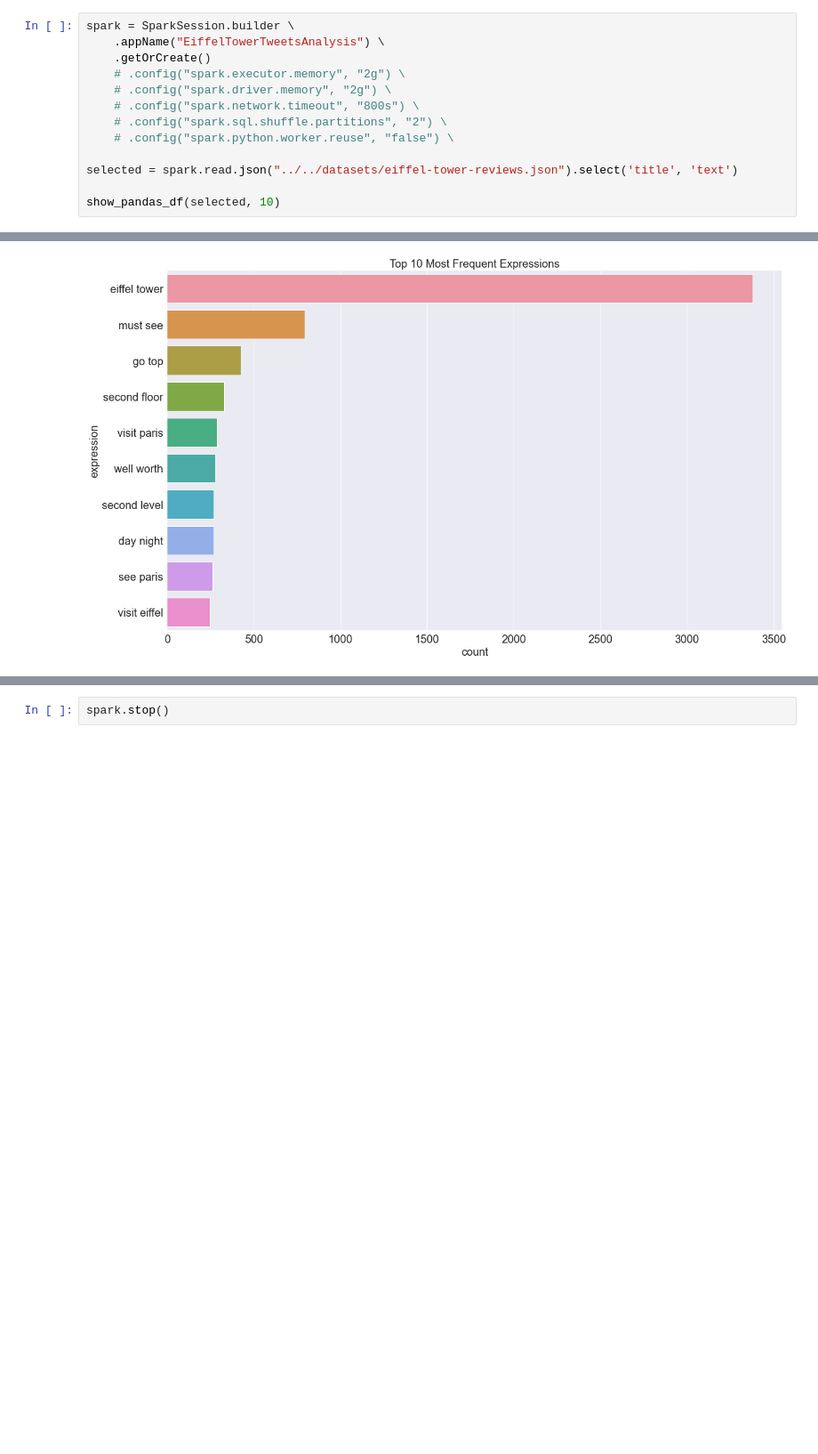
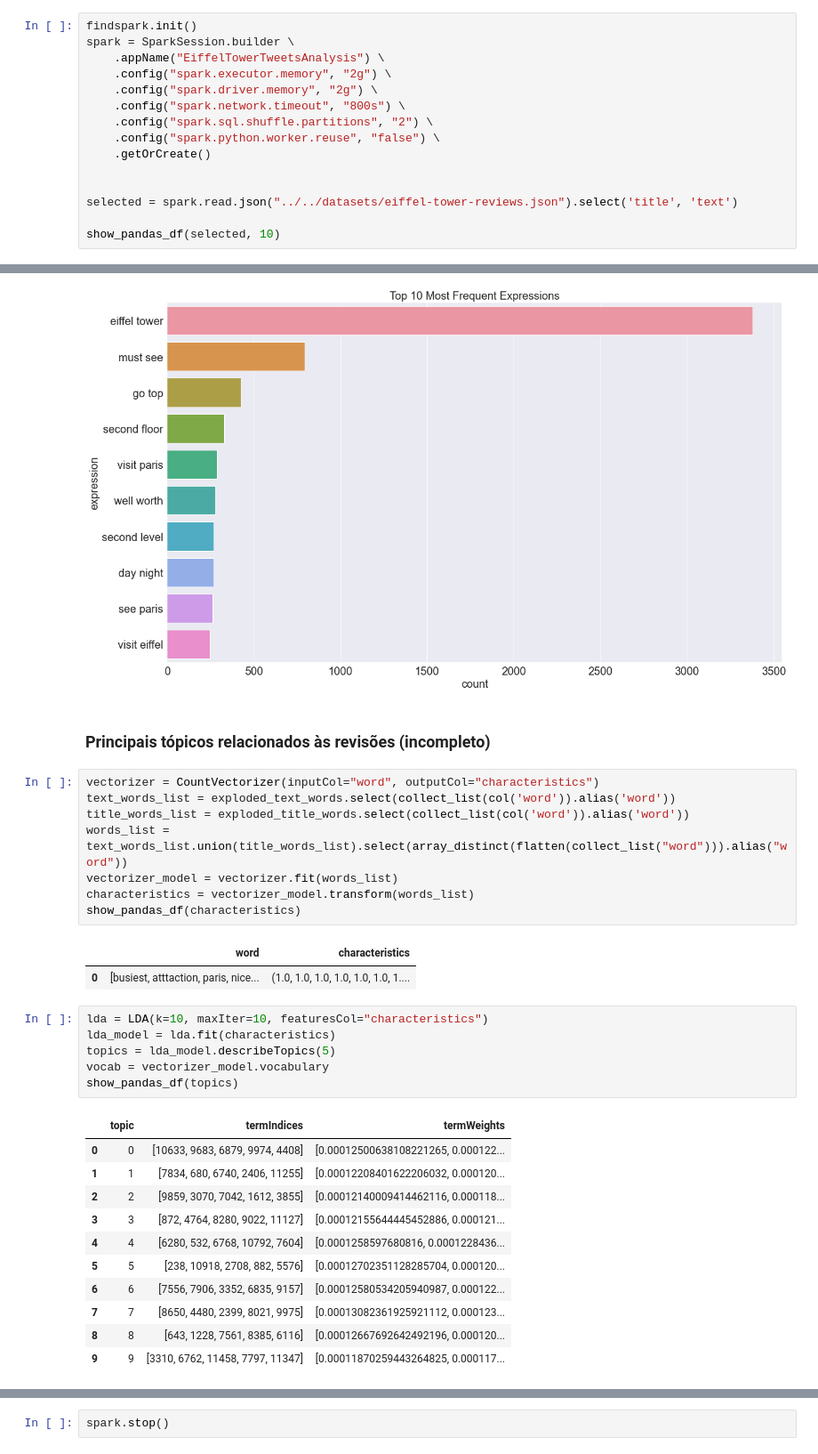
Before and after one commit to thomz2/big-data-spark, a Jupyter notebook: analysis/eiffel_tower/most_frequent_words_and_expressions.ipynb, the cells around one changed output, grey strips where cells are left out. Shown at 89% size. Cells and saved outputs as stored; diff of their text form; blank space fills up the shorter version.

```diff
--- a/analysis/eiffel_tower/most_frequent_words_and_expressions.ipynb
+++ b/analysis/eiffel_tower/most_frequent_words_and_expressions.ipynb
@@ -48,14 +55,16 @@ def show_pandas_df(spark_df, limit = None, *columns):
     else:
         return spark_df.select(*columns).limit(limit).toPandas()
 # %%
+findspark.init()
 spark = SparkSession.builder \
     .appName("EiffelTowerTweetsAnalysis") \
+    .config("spark.executor.memory", "2g") \
+    .config("spark.driver.memory", "2g") \
+    .config("spark.network.timeout", "800s") \
+    .config("spark.sql.shuffle.partitions", "2") \
+    .config("spark.python.worker.reuse", "false") \
     .getOrCreate()
-    # .config("spark.executor.memory", "2g") \
-    # .config("spark.driver.memory", "2g") \
-    # .config("spark.network.timeout", "800s") \
-    # .config("spark.sql.shuffle.partitions", "2") \
-    # .config("spark.python.worker.reuse", "false") \
+
 
 selected = spark.read.json("../../datasets/eiffel-tower-reviews.json").select('title', 'text')
 
@@ -269,3 +278,34 @@ top_expressions
 make_bar_plot("darkgrid", "viridis", (20,12), 'total_count', 'expression', top_expressions, 'Top 10 Most Frequent Expressions', 'count', 'expression', 20)
 # %% [output]
 [figure]
+# %% [markdown]
+### Principais tópicos relacionados às revisões (incompleto)
+# %%
+vectorizer = CountVectorizer(inputCol="word", outputCol="characteristics")
+text_words_list = exploded_text_words.select(collect_list(col('word')).alias('word'))
+title_words_list = exploded_title_words.select(collect_list(col('word')).alias('word'))
+words_list = text_words_list.union(title_words_list).select(array_distinct(flatten(collect_list("word"))).alias("word"))
+vectorizer_model = vectorizer.fit(words_list)
+characteristics = vectorizer_model.transform(words_list)
+show_pandas_df(characteristics)
+# %% [output]
+|  | word | characteristics |
+| 0 | [busiest, atttaction, paris, nice... | (1.0, 1.0, 1.0, 1.0, 1.0, 1.0, 1.... |
+# %%
+lda = LDA(k=10, maxIter=10, featuresCol="characteristics")
+lda_model = lda.fit(characteristics)
+topics = lda_model.describeTopics(5)
+vocab = vectorizer_model.vocabulary
+show_pandas_df(topics)
+# %% [output]
+|  | topic | termIndices | termWeights |
+| 0 | 0 | [10633, 9683, 6879, 9974, 4408] | [0.00012500638108221265, 0.000122... |
+| 1 | 1 | [7834, 680, 6740, 2406, 11255] | [0.00012208401622206032, 0.000120... |
+| 2 | 2 | [9859, 3070, 7042, 1612, 3855] | [0.00012140009414462116, 0.000118... |
+| 3 | 3 | [872, 4764, 8280, 9022, 11127] | [0.00012155644445452886, 0.000121... |
+| 4 | 4 | [6280, 532, 6768, 10792, 7604] | [0.0001258597680816, 0.0001228436... |
+| 5 | 5 | [238, 10918, 2708, 882, 5576] | [0.00012702351128285704, 0.000120... |
+| 6 | 6 | [7556, 7906, 3352, 6835, 9157] | [0.00012580534205940987, 0.000122... |
+| 7 | 7 | [8650, 4480, 2399, 8021, 9975] | [0.00013082361925921112, 0.000123... |
+| 8 | 8 | [643, 1228, 7561, 8385, 6116] | [0.00012667692642492196, 0.000120... |
+| 9 | 9 | [3310, 6762, 11458, 7797, 11347] | [0.00011870259443264825, 0.000117... |
```
Also changed, not shown: parts of 3 cells of this notebook, 1 other file.
